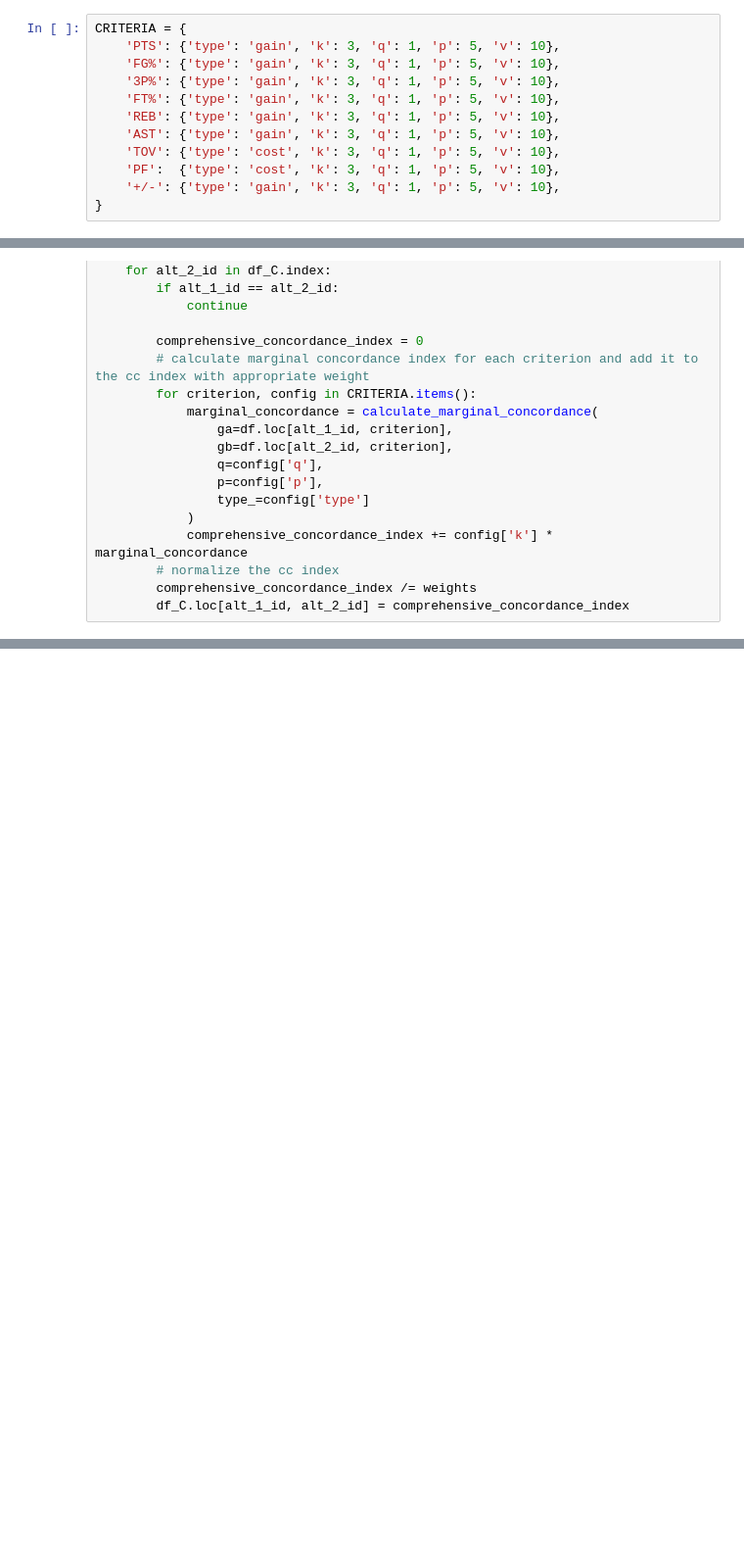
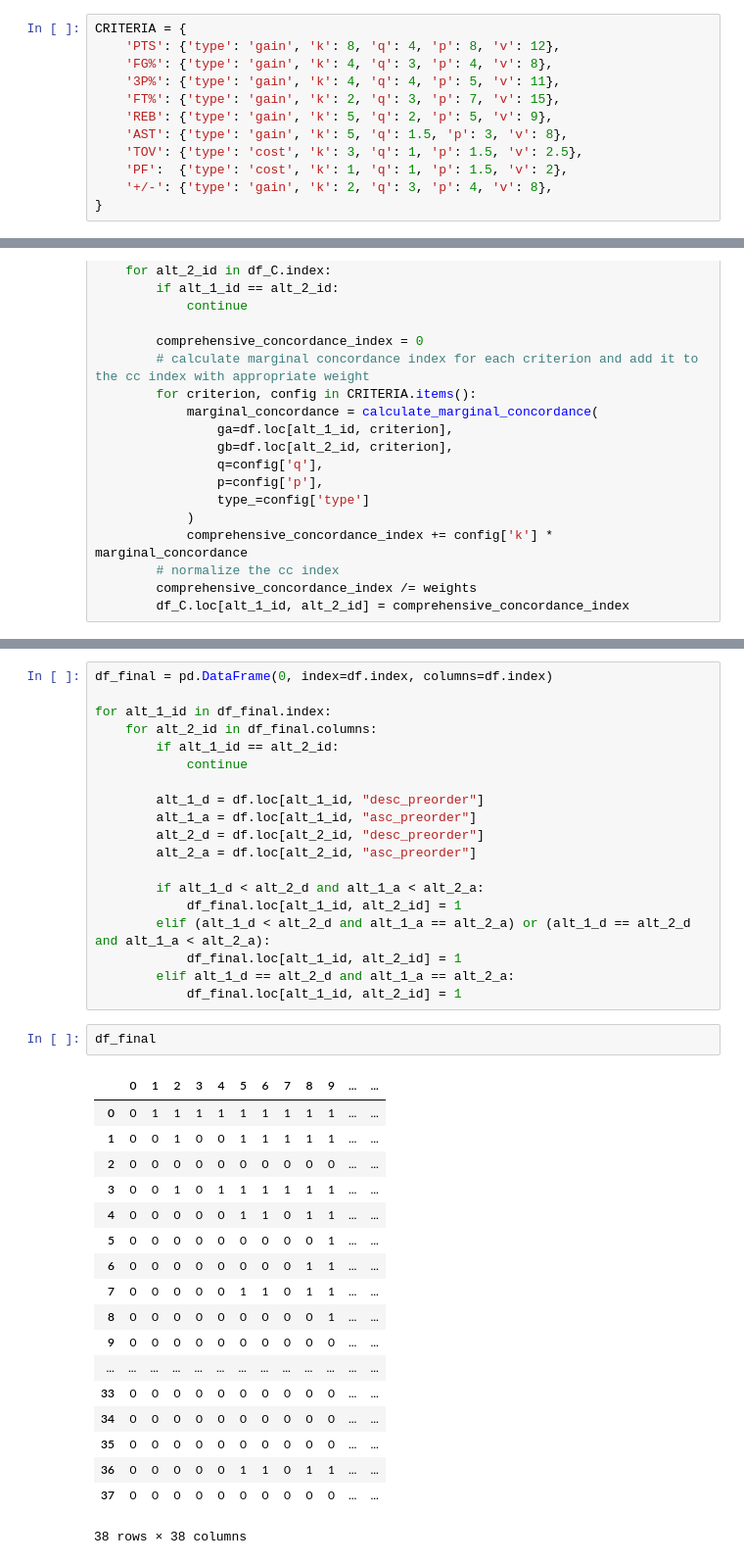
Before and after one commit to anras5/iswd, a Jupyter notebook: src/ELECTRE-PROMETHEE/electre-promethee.ipynb, the cells around one changed output, grey strips where cells are left out. Shown at 98% size. Cells and saved outputs as stored; diff of their text form; blank space fills up the shorter version.

```diff
--- a/src/ELECTRE-PROMETHEE/electre-promethee.ipynb
+++ b/src/ELECTRE-PROMETHEE/electre-promethee.ipynb
@@ -114,15 +115,15 @@ TODO
 # ELECTRE III
 # %%
 CRITERIA = {
-    'PTS': {'type': 'gain', 'k': 3, 'q': 1, 'p': 5, 'v': 10},
-    'FG%': {'type': 'gain', 'k': 3, 'q': 1, 'p': 5, 'v': 10},
-    '3P%': {'type': 'gain', 'k': 3, 'q': 1, 'p': 5, 'v': 10},
-    'FT%': {'type': 'gain', 'k': 3, 'q': 1, 'p': 5, 'v': 10},
-    'REB': {'type': 'gain', 'k': 3, 'q': 1, 'p': 5, 'v': 10},
-    'AST': {'type': 'gain', 'k': 3, 'q': 1, 'p': 5, 'v': 10},
-    'TOV': {'type': 'cost', 'k': 3, 'q': 1, 'p': 5, 'v': 10},
-    'PF':  {'type': 'cost', 'k': 3, 'q': 1, 'p': 5, 'v': 10},
-    '+/-': {'type': 'gain', 'k': 3, 'q': 1, 'p': 5, 'v': 10},
+    'PTS': {'type': 'gain', 'k': 8, 'q': 4, 'p': 8, 'v': 12},
+    'FG%': {'type': 'gain', 'k': 4, 'q': 3, 'p': 4, 'v': 8},
+    '3P%': {'type': 'gain', 'k': 4, 'q': 4, 'p': 5, 'v': 11},
+    'FT%': {'type': 'gain', 'k': 2, 'q': 3, 'p': 7, 'v': 15},
+    'REB': {'type': 'gain', 'k': 5, 'q': 2, 'p': 5, 'v': 9},
+    'AST': {'type': 'gain', 'k': 5, 'q': 1.5, 'p': 3, 'v': 8},
+    'TOV': {'type': 'cost', 'k': 3, 'q': 1, 'p': 1.5, 'v': 2.5},
+    'PF':  {'type': 'cost', 'k': 1, 'q': 1, 'p': 1.5, 'v': 2},
+    '+/-': {'type': 'gain', 'k': 2, 'q': 3, 'p': 4, 'v': 8},
 }
 # %%
 def calculate_marginal_concordance(ga, gb, q, p, type_='gain'):
@@ -233,0 +315,40 @@ for alt_1_id in df_C.index:
+# %%
+df_final = pd.DataFrame(0, index=df.index, columns=df.index)
+
+for alt_1_id in df_final.index:
+    for alt_2_id in df_final.columns:
+        if alt_1_id == alt_2_id:
+            continue
+
+        alt_1_d = df.loc[alt_1_id, "desc_preorder"]
+        alt_1_a = df.loc[alt_1_id, "asc_preorder"]
+        alt_2_d = df.loc[alt_2_id, "desc_preorder"]
+        alt_2_a = df.loc[alt_2_id, "asc_preorder"]
+
+        if alt_1_d < alt_2_d and alt_1_a < alt_2_a:
+            df_final.loc[alt_1_id, alt_2_id] = 1
+        elif (alt_1_d < alt_2_d and alt_1_a == alt_2_a) or (alt_1_d == alt_2_d and alt_1_a < alt_2_a):
+            df_final.loc[alt_1_id, alt_2_id] = 1
+        elif alt_1_d == alt_2_d and alt_1_a == alt_2_a:
+            df_final.loc[alt_1_id, alt_2_id] = 1
+# %%
+df_final
+# %% [output]
+|  | 0 | 1 | 2 | 3 | 4 | 5 | 6 | 7 | 8 | 9 | ... | ... |
+| 0 | 0 | 1 | 1 | 1 | 1 | 1 | 1 | 1 | 1 | 1 | ... | ... |
+| 1 | 0 | 0 | 1 | 0 | 0 | 1 | 1 | 1 | 1 | 1 | ... | ... |
+| 2 | 0 | 0 | 0 | 0 | 0 | 0 | 0 | 0 | 0 | 0 | ... | ... |
+| 3 | 0 | 0 | 1 | 0 | 1 | 1 | 1 | 1 | 1 | 1 | ... | ... |
+| 4 | 0 | 0 | 0 | 0 | 0 | 1 | 1 | 0 | 1 | 1 | ... | ... |
+| 5 | 0 | 0 | 0 | 0 | 0 | 0 | 0 | 0 | 0 | 1 | ... | ... |
+| 6 | 0 | 0 | 0 | 0 | 0 | 0 | 0 | 0 | 1 | 1 | ... | ... |
+| 7 | 0 | 0 | 0 | 0 | 0 | 1 | 1 | 0 | 1 | 1 | ... | ... |
+| 8 | 0 | 0 | 0 | 0 | 0 | 0 | 0 | 0 | 0 | 1 | ... | ... |
+| 9 | 0 | 0 | 0 | 0 | 0 | 0 | 0 | 0 | 0 | 0 | ... | ... |
+| ... | ... | ... | ... | ... | ... | ... | ... | ... | ... | ... | ... | ... |
+| 33 | 0 | 0 | 0 | 0 | 0 | 0 | 0 | 0 | 0 | 0 | ... | ... |
+| 34 | 0 | 0 | 0 | 0 | 0 | 0 | 0 | 0 | 0 | 0 | ... | ... |
+| 35 | 0 | 0 | 0 | 0 | 0 | 0 | 0 | 0 | 0 | 0 | ... | ... |
+| 36 | 0 | 0 | 0 | 0 | 0 | 1 | 1 | 0 | 1 | 1 | ... | ... |
+| 37 | 0 | 0 | 0 | 0 | 0 | 0 | 0 | 0 | 0 | 0 | ... | ... |
+38 rows × 38 columns
```
Also changed, not shown: parts of 7 cells of this notebook.
